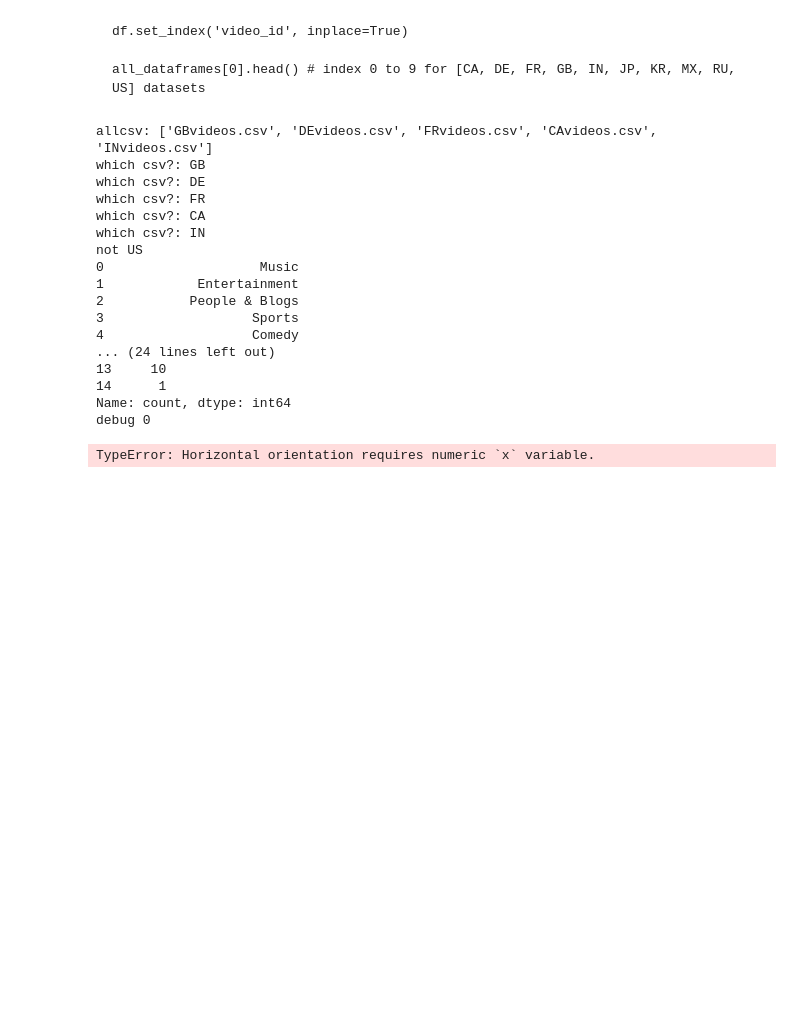
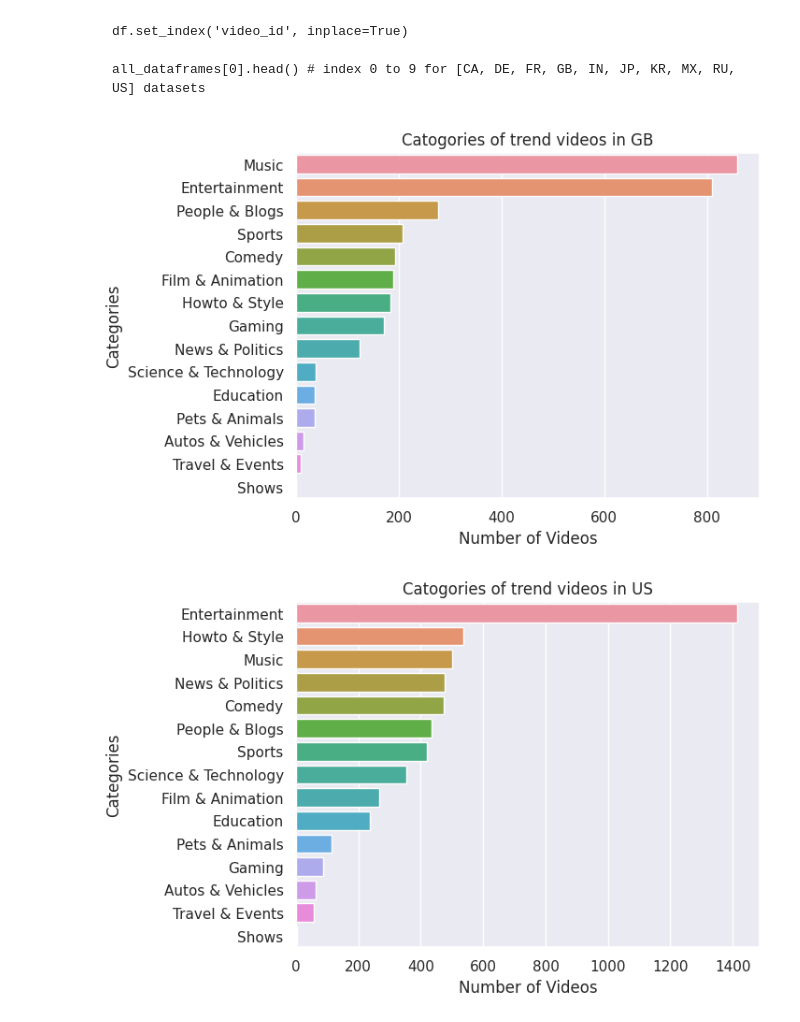
Before and after one commit to heidless-stillwater/data-cleaning, a Jupyter notebook: notebooks/clean-0.ipynb, the cells around one changed output. Saved outputs shown, nothing was run; the diff lists cells and outputs as text; code cells hidden in the pictures; blank space fills up the shorter version.

```diff
--- a/notebooks/clean-0.ipynb
+++ b/notebooks/clean-0.ipynb
@@ -347,51 +334,24 @@ Three of the outputs were randomly selected from the ten plotted graphs and resu
 # %%
 # Getting names of all countries
 countries = []
 allcsv = [i for i in glob.glob('*.{}'.format('csv'))]
-print(f'allcsv: {allcsv}')
 for csv in allcsv:
     c = csv[0:2]
     countries.append(c)
-    print(f'which csv?: {c}')
 for country in countries:
     if country == 'US':
         tempdf = combined_df[combined_df['country']==country]['category'].value_counts().reset_index()
-        ax = sns.barplot(y=tempdf['index'], x=tempdf['category'], data=tempdf, orient='h')
+        ax = sns.barplot(y=tempdf['category'], x=tempdf['count'], data=tempdf, orient='h')
         plt.xlabel("Number of Videos")
         plt.ylabel("Categories")
         plt.title("Catogories of trend videos in " + country)
     else:
-        print(f'not US')
         tempdf = combined_df[combined_df['country']==country]['category'].value_counts().reset_index()
-
-
-        print(tempdf['category'])
-        print(tempdf['count'])
-
-        print('debug 0')
-
-        ax = sns.barplot(y=tempdf['count'], x=tempdf['category'], data=tempdf, orient='h')
-        print('debug 1')
+        ax = sns.barplot(y=tempdf['category'], x=tempdf['count'], data=tempdf, orient='h')
         plt.xlabel("Number of Videos")
         plt.ylabel("Categories")
         plt.title("Catogories of trend videos in " + country)
         plt.figure()
 # %% [output]
-allcsv: ['GBvideos.csv', 'DEvideos.csv', 'FRvideos.csv', 'CAvideos.csv', 'INvideos.csv']
-which csv?: GB
-which csv?: DE
-which csv?: FR
-which csv?: CA
-which csv?: IN
-not US
-0                    Music
-1            Entertainment
-2           People & Blogs
-3                   Sports
-4                   Comedy
-... (24 lines left out)
-13     10
-14      1
-Name: count, dtype: int64
-debug 0
-TypeError: Horizontal orientation requires numeric `x` variable.
+[figure, added]
+[figure, added]
```
Also changed, not shown: parts of 10 cells of this notebook, 1 other file.
